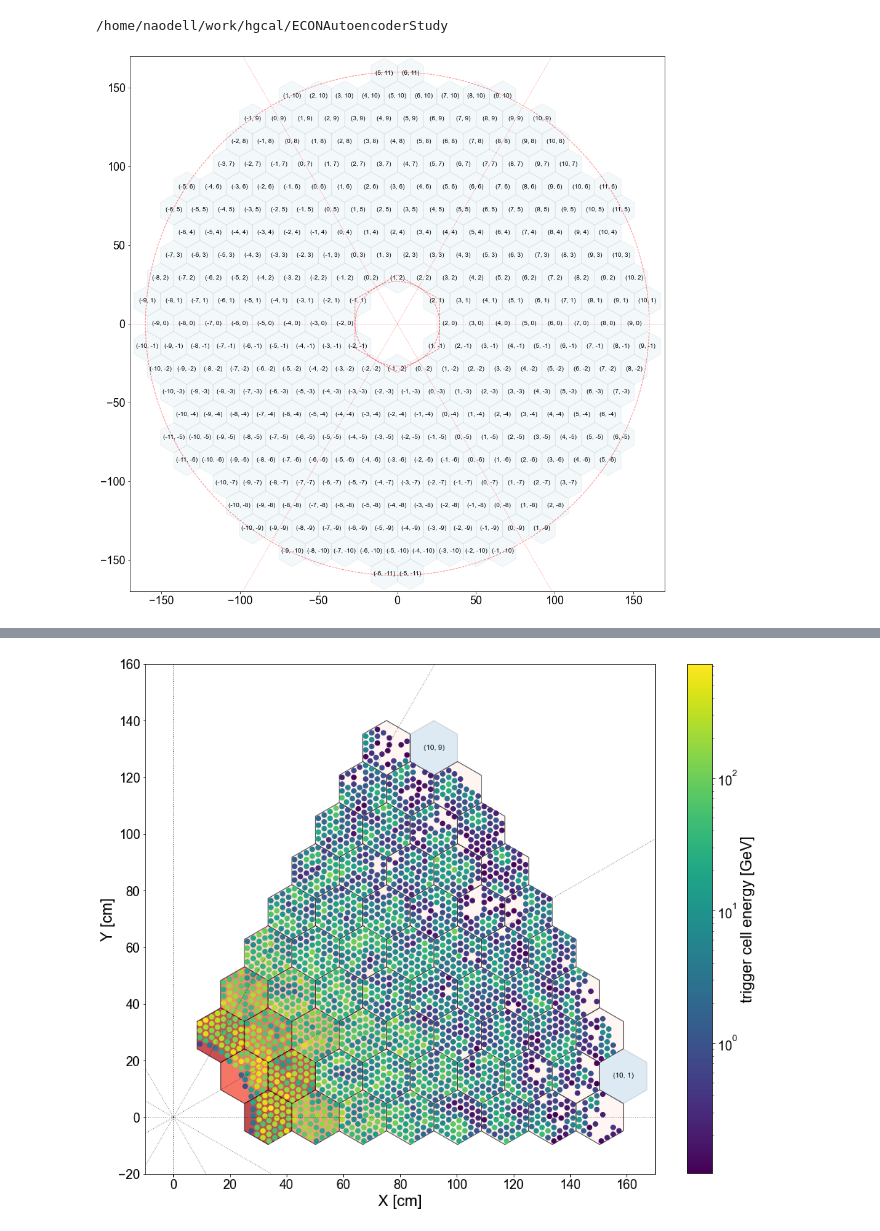
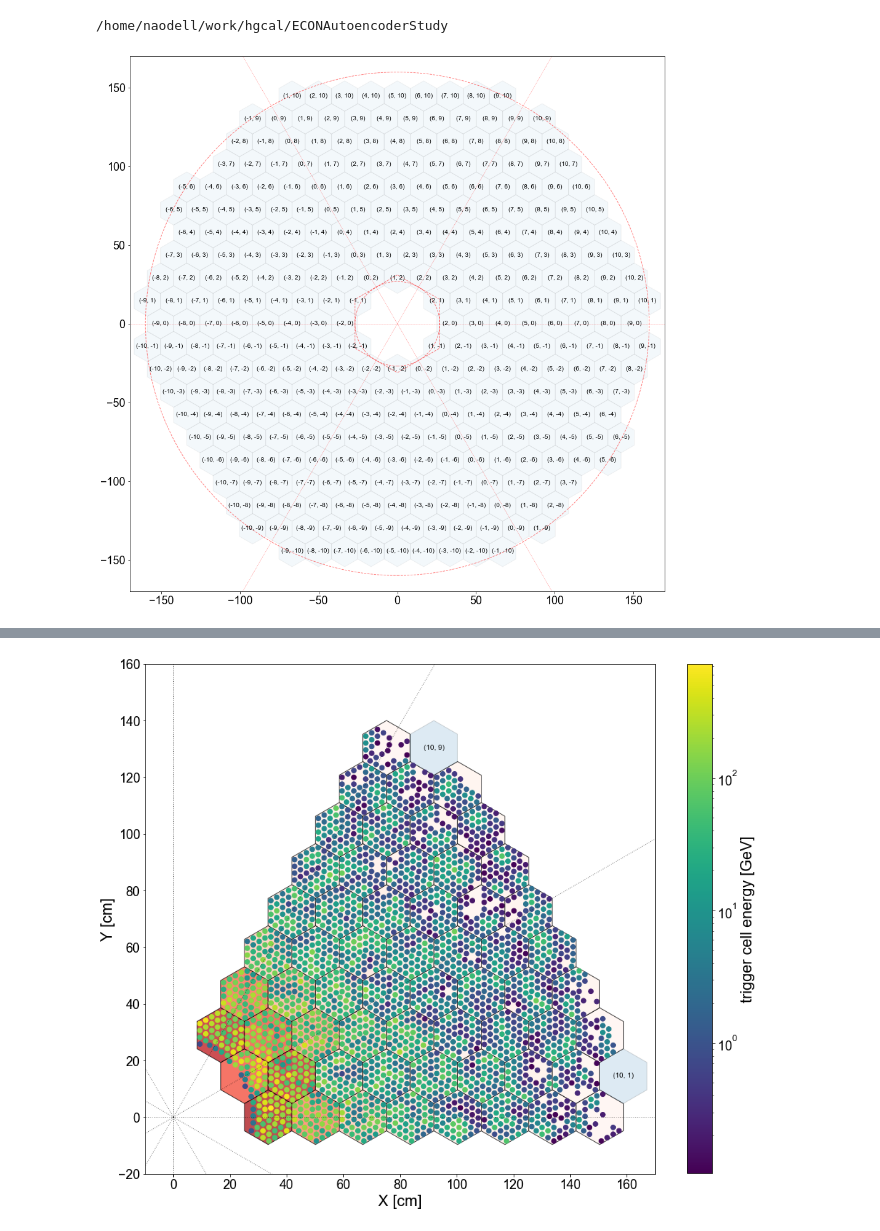
Before and after one commit to naodell/ECONAutoencoderStudy, a Jupyter notebook: notebooks/tc_visualizer.ipynb, the cells around one changed output, grey strips where cells are left out. Cells and saved outputs as stored; diff of their text form; code cells hidden in the pictures.

```diff
--- a/notebooks/tc_visualizer.ipynb
+++ b/notebooks/tc_visualizer.ipynb
@@ -47,7 +47,7 @@ from itertools import product
 cmap = matplotlib.cm.get_cmap('Reds')
 
 # draw each module
-u = np.arange(-13, 14)
+u = np.arange(-10, 11)
 coord = np.array(list(product(u, u)))
 
 # Horizontal cartesian coords
@@ -110,34 +110,34 @@ ax.add_patch(poly)
 
 # outer hexagon and circle (just for show)
 outer_circle = Circle((0, 0),
                      radius=160,
                      facecolor='none',
                      alpha=0.5,
                      linestyle='--',
                      edgecolor='r'
                      )
 ax.add_patch(outer_circle)
 
 poly = RegularPolygon((0, 0),
                      numVertices=6,
                      radius=160,
                      orientation=np.radians(30),
                      facecolor='none',
                      alpha=0.5,
                      edgecolor='r'
                     )
 
 # draw lines every pi/3 radians
 for angle in np.arange(0, 360, 60):
     rad = (angle/180)*np.pi
     plt.plot([0., 200*np.cos(rad)], [0., 200*np.sin(rad)], 'r--', linewidth=0.5, alpha=0.5)
 
 ax.set_xlim(-170, 170)
 ax.set_ylim(-170, 170)
 
 plt.show()
 # %% [output]
-[figure, old version]
+[figure, new version]
 # %%
 # Draw some events overlaid
 
```
Also changed, not shown: parts of 2 cells of this notebook, 3 other files.
